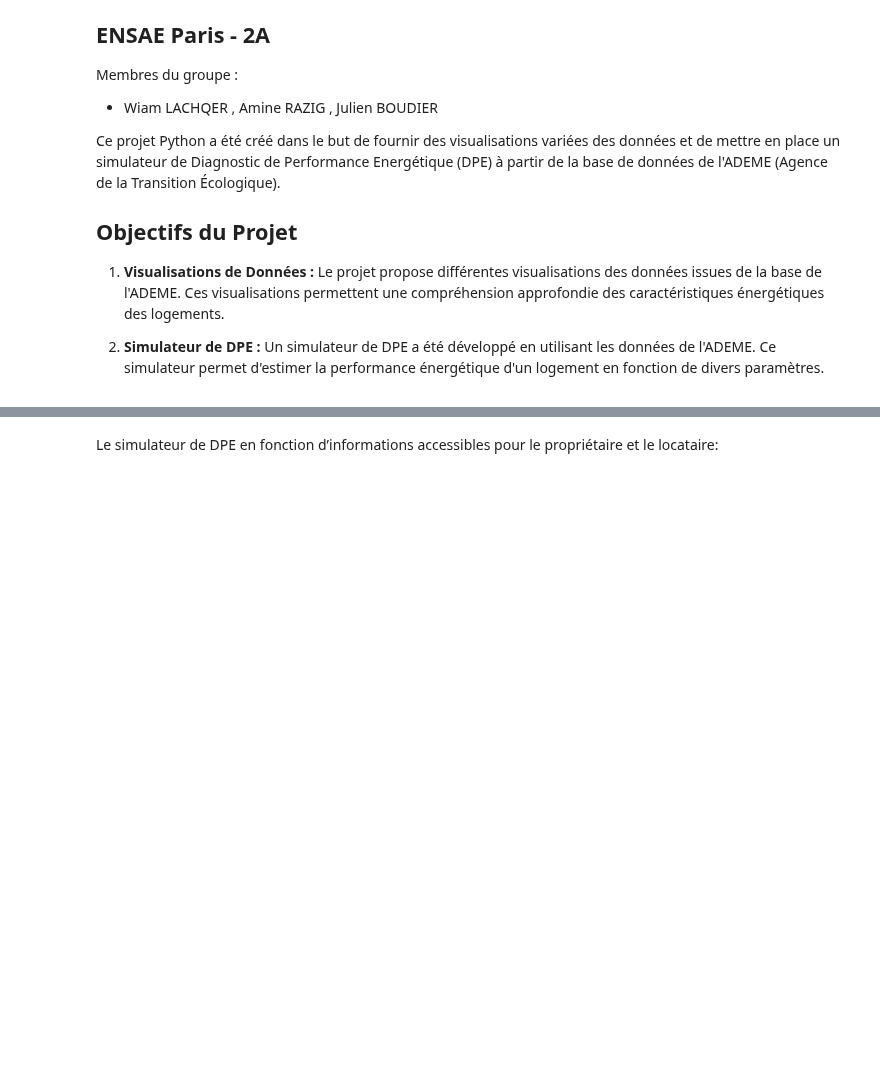
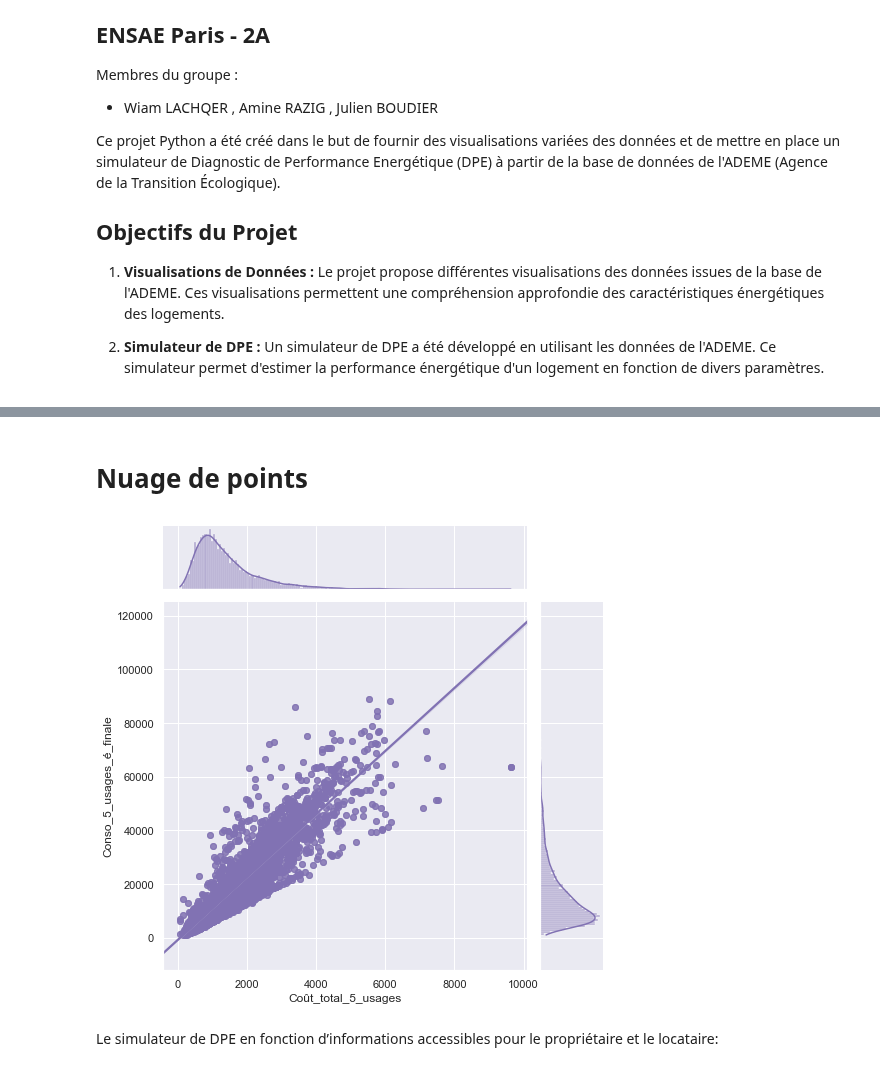
Before and after one commit to LACHQER-Wiam/Projet-Python, a Jupyter notebook: data.ipynb, the cells around one changed output, grey strips where cells are left out. Drawn from its saved outputs; the diff is of its cells as text; code cells hidden in the pictures; blank space fills up the shorter version.

```diff
--- a/data.ipynb
+++ b/data.ipynb
@@ -44,0 +141,2 @@ eda.scatterplot(df, "Surface_habitable_logement", "Hauteur_sous-plafond", "Etiqu
+# %%
+cleaned_df = eda.remove_outliers(df)
@@ -45,2 +164,8 @@ eda.scatterplot(df, "Surface_habitable_logement", "Hauteur_sous-plafond", "Etiqu
+# %% [markdown]
+# Nuage de points
+# %%
+eda.linreg_marg_dist(cleaned_df,"Coût_total_5_usages","Conso_5_usages_é_finale")
+# %% [output]
+[figure, added]
 # %%
 # Importation des bibliothèques qu’on va utiliser
```
Also changed, not shown: parts of 27 cells of this notebook, 2 other files.
